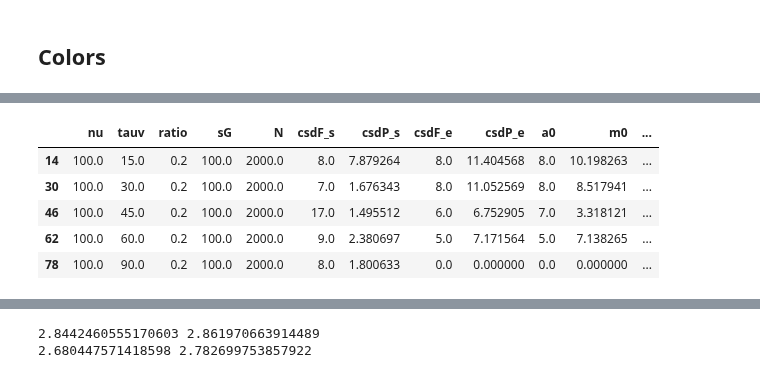
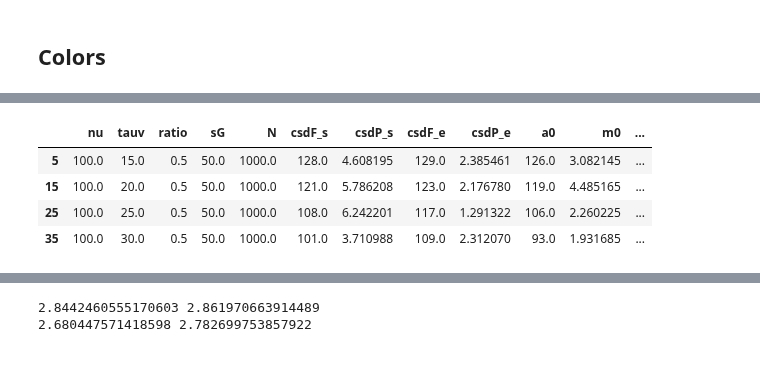
Before and after one commit to gpernelle/cortex, a Jupyter notebook: notebooks/paperSync-figure4.ipynb, the cells around one changed output, grey strips where cells are left out. Cells and saved outputs as stored; diff of their text form; code cells hidden in the pictures.

```diff
--- a/notebooks/paperSync-figure4.ipynb
+++ b/notebooks/paperSync-figure4.ipynb
@@ -77,0 +42,6 @@ keys : ['g1N1', 'vvmN2', 'i1N1', 'g1s', 'g1', 'g1N2', 'vvm', 'vvmN1', 'i1N2']
+# %%
+def csd(v1, v2, dt = 0.1, nperseg=512):
+    '''
+    '''
+    f, p = signal.csd(v1,v2, fs=1/0.0001, nperseg=nperseg)
+    return f.tolist(), p.tolist()
@@ -80,31 +82,33 @@ df = pd.DataFrame(columns=('nu','tauv','ratio','sG','N',
                            'csdF_s', 'csdP_s', 'csdF_e', 'csdP_e', 'a0', 'm0',
                            'f1_s', 'p1_s', 'f2_s', 'p2_s',
                           'f1_e', 'p1_e', 'f2_e', 'p2_e') )
-ratio = 0.2
-tauv, sG, N, T, nu = 30, 100, 2000, 20000, 100
-
-nulist = [0,50,100,150]
-tauvlist = [15, 30, 45, 60, 90]
-sGlist = [0,10,50,100]
+ratio = 0.5
+tauv, sG, N, T, nu = 30, 100, 1000, 200000, 100
+k=0
+dt = 0.1
+nulist = [100]
+tauvlist = np.arange(15,35,5)
+sGlist = np.arange(0,100,10)
 i=-1
 for tauv in tauvlist:
     for sG in sGlist:
         for nu in nulist:
             i+=1
-            rasterPath = "../data/rasters/rasterPlast-tauv-%d_g-%d_N-%d_T-%d_k-%d_r-%.2f" % (tauv,                                                                            sG, N, T, nu, ratio)
-            r = np.load(rasterPath)
-            varPath = "../data/rasters/rastervarPlast-tauv-%d_g-%d_N-%d_T-%d_k-%d_r-%.2f" % (tauv,                                                                                     sG, N, T, nu, ratio)
+#             rasterPath = "../data/rasters/rasterPlast4-tauv-%d_g-%d_N-%d_T-%d_k-%d_r-%.2f_nu-%d" % (tauv,                                                                            sG, N, T, nu, ratio)
+#             r = np.load(rasterPath)
+            varPath = "../data/rasters/rastervarPlast4-tauv-%d_g-%d_N-%d_T-%d_k-%d_r-%.2f_dt-%.2f_nu-%d" % (tauv, sG, N, T, k, ratio, dt, nu)
             var = np.load(varPath)
 
-            s = 6900
-            e = 16900
-            e0 = 11000
-            d = 3000
+            s = 70000
+            e = 170000
+            e0 = 110000
+            d = 30000
             i1 = var['vvmN1']
             i2 = var['vvmN2']
-            f, Pxy = signal.csd(i1[s:s+d], i2[s:s+d], fs=1 / 0.00025, nperseg=512)
-            f0, Pxy0 = signal.csd(i1[e0:e0+d], i2[e0:e0+d], fs=1 / 0.00025, nperseg=512)
-            f2, Pxy2 = signal.csd(i1[e:e+d], i2[e:e+d], fs=1 / 0.00025, nperseg=512)
+            nperseg = 20000
+            f, Pxy = csd(i1[s:s+d], i2[s:s+d], nperseg=nperseg)
+            f0, Pxy0 = csd(i1[e0:e0+d], i2[e0:e0+d],nperseg=nperseg)
+            f2, Pxy2 = csd(i1[e:e+d], i2[e:e+d], nperseg=nperseg)
 
             maxBegin = np.max(np.abs(Pxy))
             argmaxBegin = np.argmax(np.abs(Pxy))
@@ -126,12 +130,11 @@ for tauv in tauvlist:
 # %%
 df.to_csv(PAPER + 'csd_data.csv')
 # %%
-df[(df['sG']==100) & (df['nu']==100)]
+df[(df['sG']==50) & (df['nu']==100)]
 # %% [output]
 |  | nu | tauv | ratio | sG | N | csdF_s | csdP_s | csdF_e | csdP_e | a0 | m0 | ... |
-| 14 | 100.0 | 15.0 | 0.2 | 100.0 | 2000.0 | 8.0 | 7.879264 | 8.0 | 11.404568 | 8.0 | 10.198263 | ... |
-| 30 | 100.0 | 30.0 | 0.2 | 100.0 | 2000.0 | 7.0 | 1.676343 | 8.0 | 11.052569 | 8.0 | 8.517941 | ... |
-| 46 | 100.0 | 45.0 | 0.2 | 100.0 | 2000.0 | 17.0 | 1.495512 | 6.0 | 6.752905 | 7.0 | 3.318121 | ... |
-| 62 | 100.0 | 60.0 | 0.2 | 100.0 | 2000.0 | 9.0 | 2.380697 | 5.0 | 7.171564 | 5.0 | 7.138265 | ... |
-| 78 | 100.0 | 90.0 | 0.2 | 100.0 | 2000.0 | 8.0 | 1.800633 | 0.0 | 0.000000 | 0.0 | 0.000000 | ... |
+| 5 | 100.0 | 15.0 | 0.5 | 50.0 | 1000.0 | 128.0 | 4.608195 | 129.0 | 2.385461 | 126.0 | 3.082145 | ... |
+| 15 | 100.0 | 20.0 | 0.5 | 50.0 | 1000.0 | 121.0 | 5.786208 | 123.0 | 2.176780 | 119.0 | 4.485165 | ... |
+| 25 | 100.0 | 25.0 | 0.5 | 50.0 | 1000.0 | 108.0 | 6.242201 | 117.0 | 1.291322 | 106.0 | 2.260225 | ... |
+| 35 | 100.0 | 30.0 | 0.5 | 50.0 | 1000.0 | 101.0 | 3.710988 | 109.0 | 2.312070 | 93.0 | 1.931685 | ... |
 # %%
```
Also changed, not shown: parts of 12 cells of this notebook, 4 other files.
